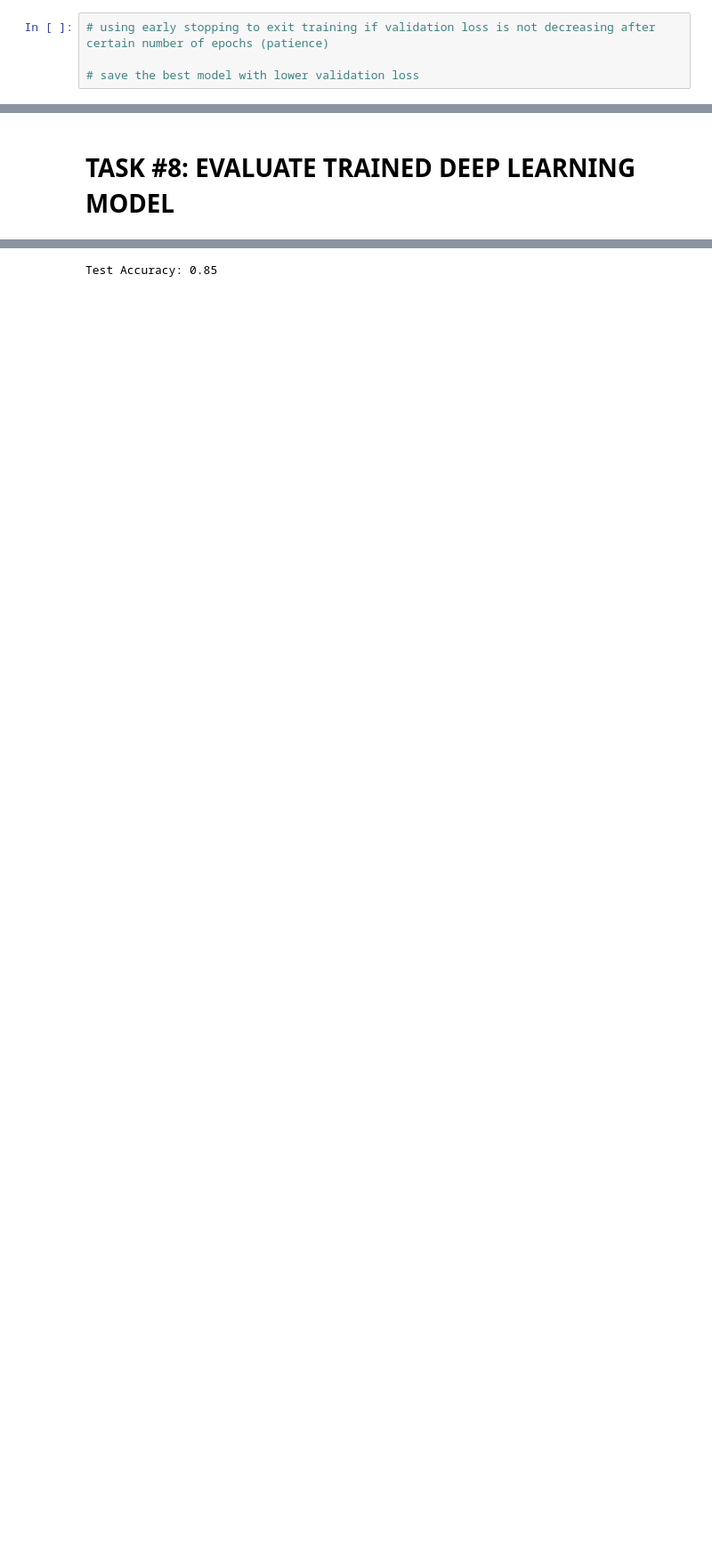
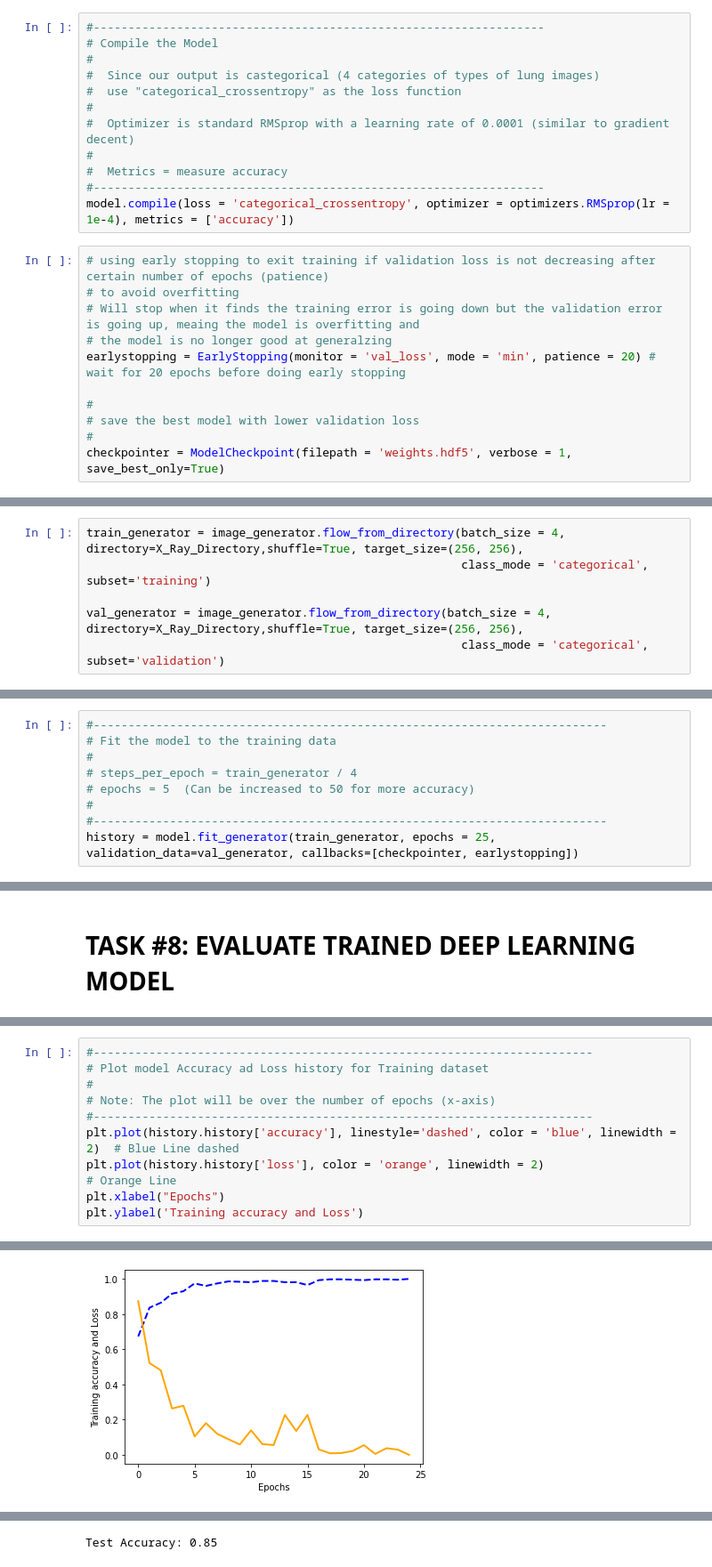
Before and after one commit to wellmej/DataScienceUseCases, a Jupyter notebook: Case4_My_Operations_Department_Skeleton.ipynb, the cells around one changed output, grey strips where cells are left out. Shown at 89% size. Saved outputs shown, nothing was run; the diff lists cells and outputs as text; blank space fills up the shorter version.

```diff
--- a/Case4_My_Operations_Department_Skeleton.ipynb
+++ b/Case4_My_Operations_Department_Skeleton.ipynb
@@ -216,4 +275,23 @@ for layer in basemodel.layers[:-10]:
+# %%
+#-----------------------------------------------------------------
+# Compile the Model
+#
+#  Since our output is castegorical (4 categories of types of lung images)
+#  use "categorical_crossentropy" as the loss function
+#
+#  Optimizer is standard RMSprop with a learning rate of 0.0001 (similar to gradient decent)
+#
+#  Metrics = measure accuracy
+#-----------------------------------------------------------------
+model.compile(loss = 'categorical_crossentropy', optimizer = optimizers.RMSprop(lr = 1e-4), metrics = ['accuracy'])
 # %%
 # using early stopping to exit training if validation loss is not decreasing after certain number of epochs (patience)
+# to avoid overfitting
+# Will stop when it finds the training error is going down but the validation error is going up, meaing the model is overfitting and
+# the model is no longer good at generalzing
+earlystopping = EarlyStopping(monitor = 'val_loss', mode = 'min', patience = 20) # wait for 20 epochs before doing early stopping
 
+#
 # save the best model with lower validation loss
+#
+checkpointer = ModelCheckpoint(filepath = 'weights.hdf5', verbose = 1, save_best_only=True)
@@ -242,0 +298,6 @@ Epoch 00025: val_loss did not improve from 0.21371
+# %%
+train_generator = image_generator.flow_from_directory(batch_size = 4, directory=X_Ray_Directory,shuffle=True, target_size=(256, 256),
+                                                      class_mode = 'categorical', subset='training')
+
+val_generator = image_generator.flow_from_directory(batch_size = 4, directory=X_Ray_Directory,shuffle=True, target_size=(256, 256),
+                                                      class_mode = 'categorical', subset='validation')
@@ -242,0 +307,9 @@ Epoch 00025: val_loss did not improve from 0.21371
+# %%
+#--------------------------------------------------------------------------
+# Fit the model to the training data
+#
+# steps_per_epoch = train_generator / 4
+# epochs = 5  (Can be increased to 50 for more accuracy)
+#
+#--------------------------------------------------------------------------
+history = model.fit_generator(train_generator, epochs = 25, validation_data=val_generator, callbacks=[checkpointer, earlystopping])
@@ -267,0 +343,11 @@ Accuracy Test : 0.8500000238418579
+# %%
+#------------------------------------------------------------------------
+# Plot model Accuracy ad Loss history for Training dataset
+#
+# Note: The plot will be over the number of epochs (x-axis)
+#------------------------------------------------------------------------
+plt.plot(history.history['accuracy'], linestyle='dashed', color = 'blue', linewidth = 2)  # Blue Line dashed
+plt.plot(history.history['loss'], color = 'orange', linewidth = 2)                        # Orange Line
+plt.xlabel("Epochs")
+plt.ylabel('Training accuracy and Loss')
+# %% [output]
@@ -267,0 +355 @@ Accuracy Test : 0.8500000238418579
+[figure, added]
```
Also changed, not shown: parts of 25 cells of this notebook.
